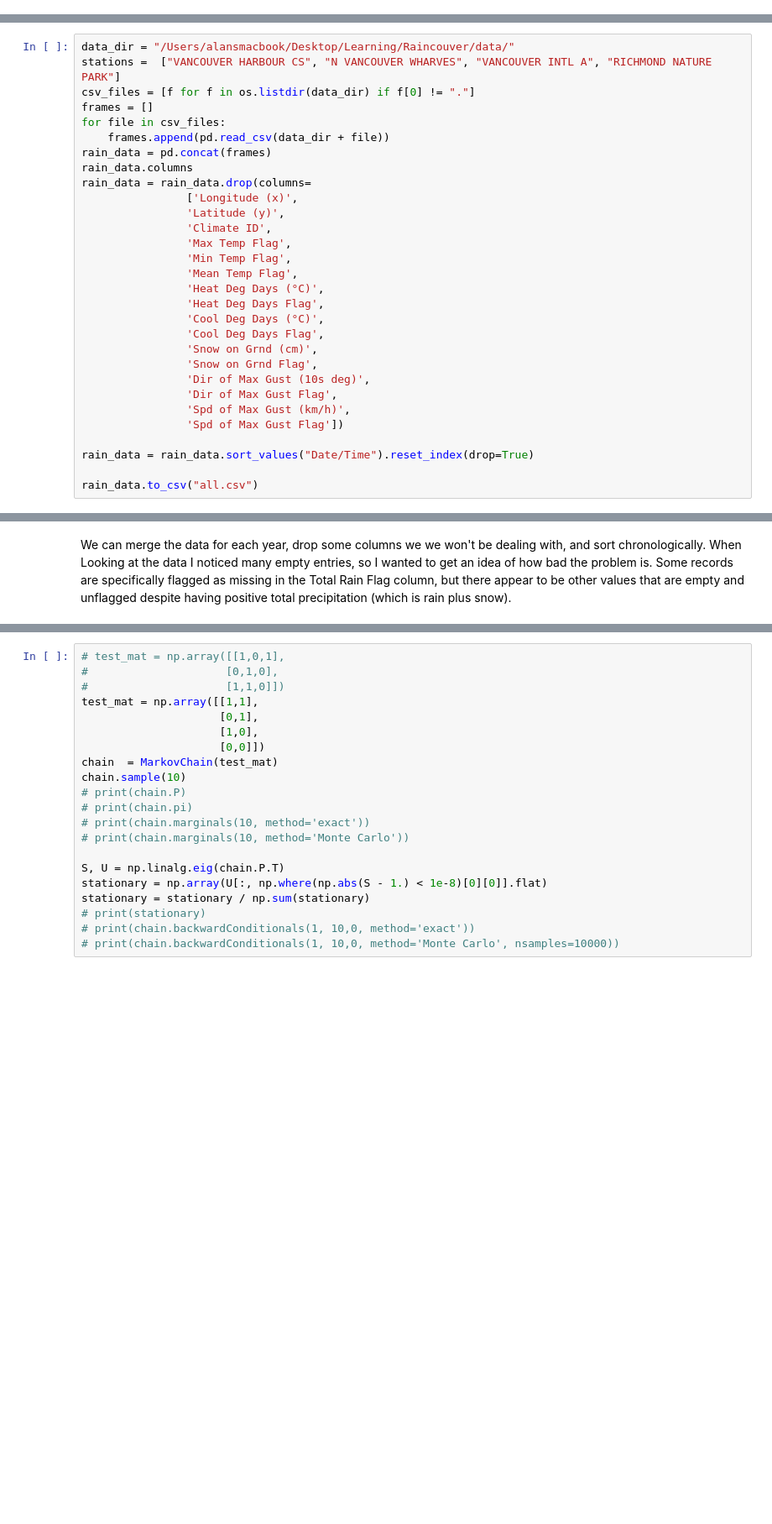
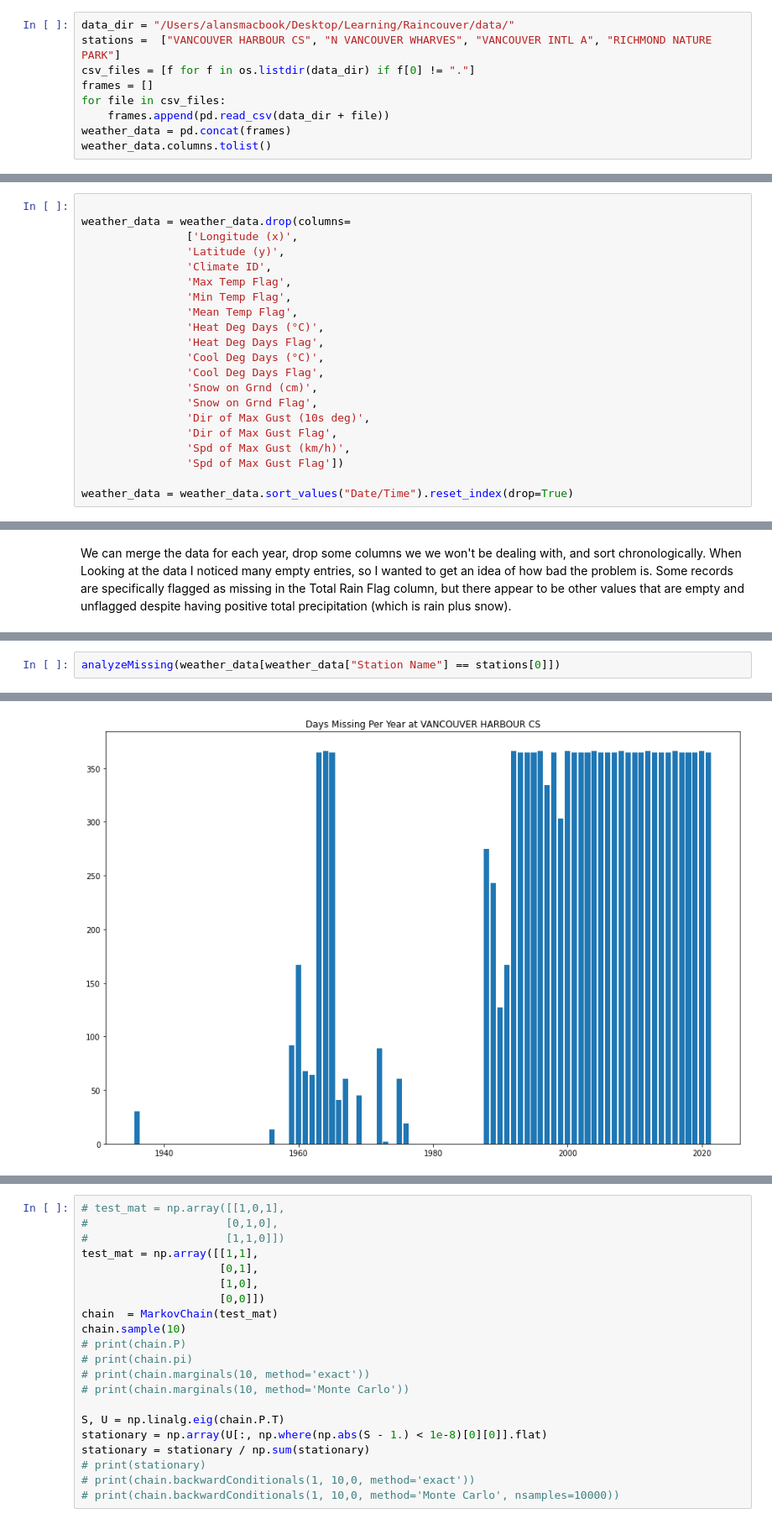
Before and after one commit to AlanJohnM/Modelling-Raincouver, a Jupyter notebook: Raincouver.ipynb, the cells around one changed output, grey strips where cells are left out. Shown at 84% size. Saved outputs shown, nothing was run; the diff lists cells and outputs as text; blank space fills up the shorter version.

Commit message:
lots of work regarding solving missing data issues along with building better motivation for the steps involved. Should focus on modelling from here on

```diff
--- a/Raincouver.ipynb
+++ b/Raincouver.ipynb
@@ -90,0 +57,9 @@ done;
+# %%
+data_dir = "/Users/alansmacbook/Desktop/Learning/Raincouver/data/"
+stations =  ["VANCOUVER HARBOUR CS", "N VANCOUVER WHARVES", "VANCOUVER INTL A", "RICHMOND NATURE PARK"]
+csv_files = [f for f in os.listdir(data_dir) if f[0] != "."]
+frames = []
+for file in csv_files:
+    frames.append(pd.read_csv(data_dir + file))
+weather_data = pd.concat(frames)
+weather_data.columns.tolist()
@@ -91,13 +86,6 @@ done;
 # %%
-data_dir = "/Users/alansmacbook/Desktop/Learning/Raincouver/data/"
-stations =  ["VANCOUVER HARBOUR CS", "N VANCOUVER WHARVES", "VANCOUVER INTL A", "RICHMOND NATURE PARK"]
-csv_files = [f for f in os.listdir(data_dir) if f[0] != "."]
-frames = []
-for file in csv_files:
-    frames.append(pd.read_csv(data_dir + file))
-rain_data = pd.concat(frames)
-rain_data.columns
-rain_data = rain_data.drop(columns=
+
+weather_data = weather_data.drop(columns=
                 ['Longitude (x)',
                 'Latitude (y)',
                 'Climate ID',
@@ -115,6 +103,4 @@ rain_data = rain_data.drop(columns=
                 'Spd of Max Gust (km/h)',
                 'Spd of Max Gust Flag'])
 
-rain_data = rain_data.sort_values("Date/Time").reset_index(drop=True)
-
-rain_data.to_csv("all.csv")
+weather_data = weather_data.sort_values("Date/Time").reset_index(drop=True)
@@ -154,0 +138,3 @@ IndexError: index 1 is out of bounds for axis 0 with size 1
+# %%
+analyzeMissing(weather_data[weather_data["Station Name"] == stations[0]])
+# %% [output]
@@ -154,0 +146 @@ IndexError: index 1 is out of bounds for axis 0 with size 1
+[figure, added]
```
Also changed, not shown: parts of 36 cells of this notebook, 5 other files.
